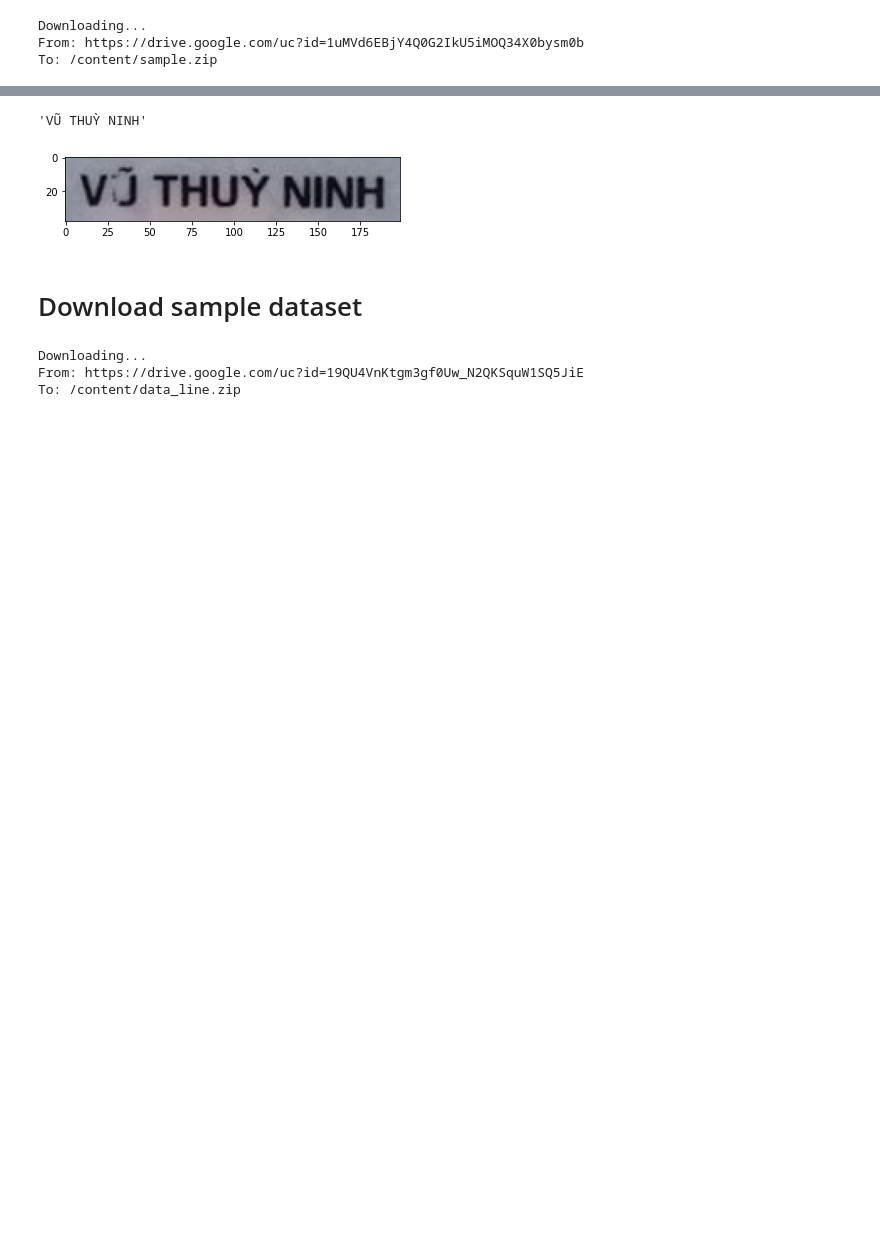
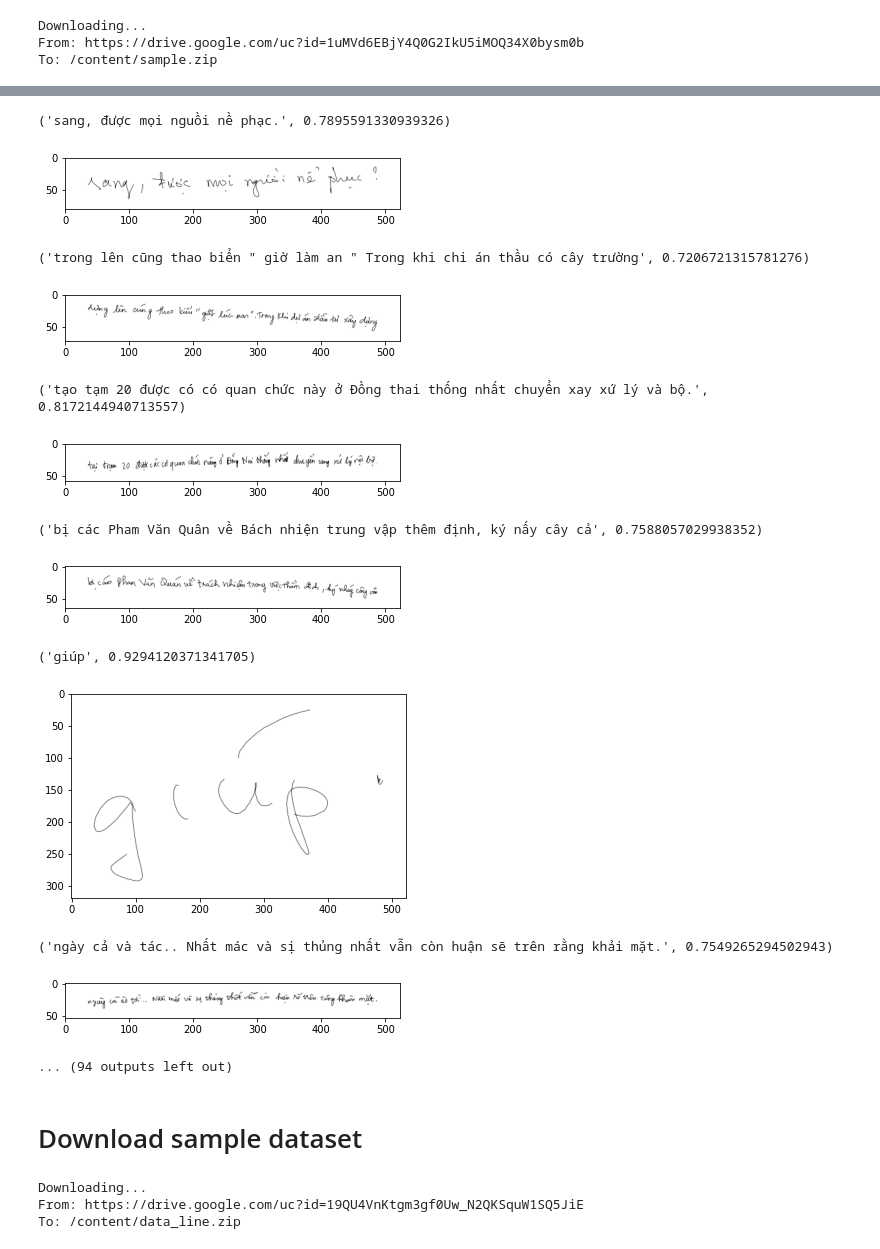
Before and after one commit to hungpham13/Vietnamese-HTR, a Jupyter notebook: vietocr_gettingstart.ipynb, the cells around one changed output, grey strips where cells are left out. Cells and saved outputs as stored; diff of their text form; code cells hidden in the pictures; blank space fills up the shorter version.

Commit message:
Được tạo bằng Colaboratory

```diff
--- a/vietocr_gettingstart.ipynb
+++ b/vietocr_gettingstart.ipynb
@@ -55,12 +48,27 @@ deskewed-2019_09_16_nguyen_thi_hoai_thanh_2019091614580813_18.jpg
 # %%
-img = './sample/031189003299.jpeg'
-img = Image.open(img)
-plt.imshow(img)
-s = detector.predict(img)
-s
+import os
+dir = "./data_line/InkData_line_processed"
+for img in os.listdir(dir):
+    img = os.path.join(dir,img)
+    img = Image.open(img)
+    plt.imshow(img)
+    s = detector.predict(img, return_prob=True)
+    print(s)
+    plt.show()
 # %% [output]
-'VŨ THUỲ NINH'
+('sang, được mọi nguồi nề phạc.', 0.7895591330939326)
-[figure, old version]
+[figure, new version]
+('trong lên cũng thao biển " giờ làm an " Trong khi chi án thầu có cây trường', 0.7206721315781276)
+[figure, added]
+('tạo tạm 20 được có có quan chức này ở Đồng thai thống nhất chuyển xay xứ lý và bộ.', 0.8172144940713557)
+[figure, added]
+('bị các Pham Văn Quân về Bách nhiện trung vập thêm định, ký nấy cây cả', 0.7588057029938352)
+[figure, added]
+('giúp', 0.9294120371341705)
+[figure, added]
+('ngày cả và tác.. Nhất mác và sị thủng nhất vẫn còn huận sẽ trên rằng khải mặt.', 0.7549265294502943)
+[figure, added]
+... (94 outputs left out)
 # %% [markdown]
 # Download sample dataset
 # %%
```
Also changed, not shown: parts of 8 cells of this notebook.
